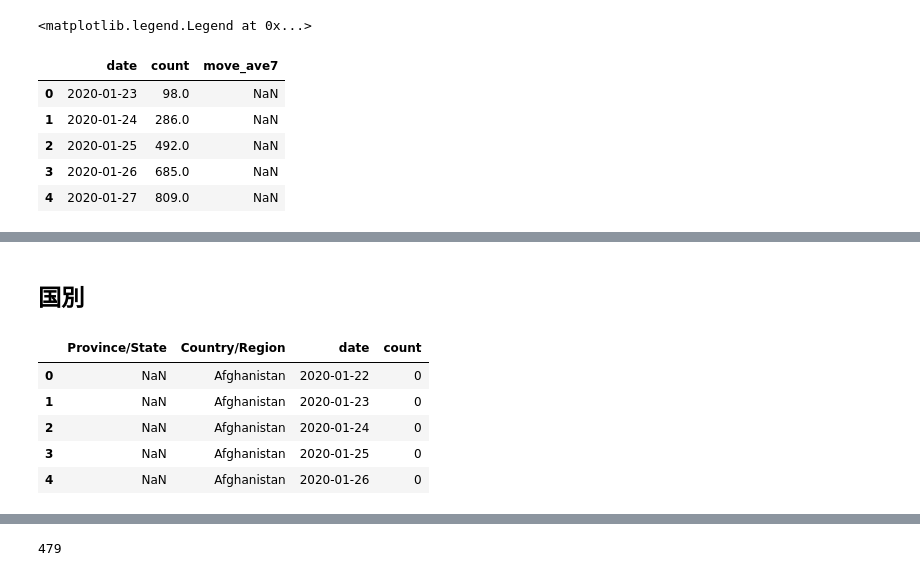
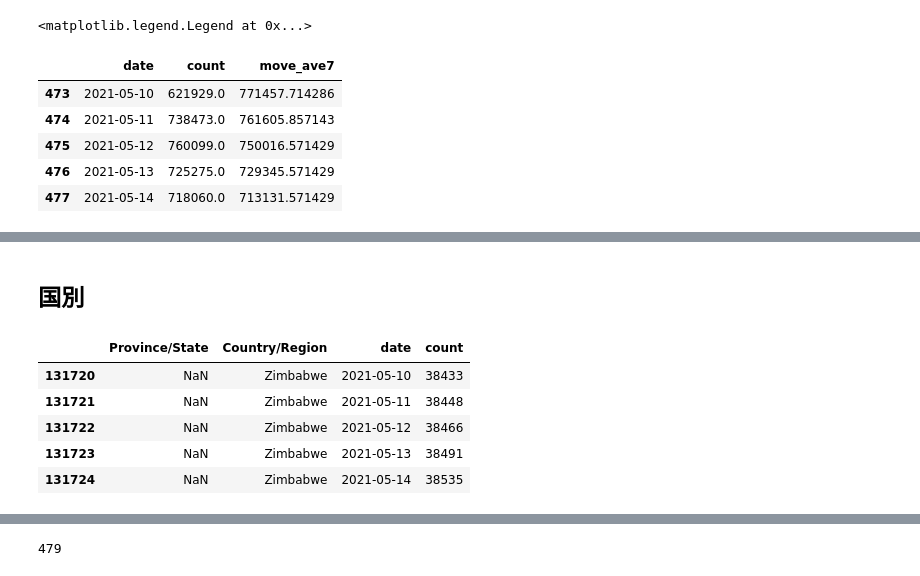
Before and after one commit to marzg510/data-analyze-covid-19, a Jupyter notebook: covid-19-global-daily.ipynb, the cells around one changed output, grey strips where cells are left out. Saved outputs shown, nothing was run; the diff lists cells and outputs as text; code cells hidden in the pictures.

```diff
--- a/covid-19-global-daily.ipynb
+++ b/covid-19-global-daily.ipynb
@@ -103,12 +103,12 @@ trans["count"] = trans["count1"] - global_df["count"].iloc[0:]
 del trans["count1"]
 trans["move_ave7"] = trans["count"].rolling(7).mean()
 # %%
-trans.head()
+trans.tail()
 # %% [output]
 |  | date | count | move_ave7 |
-| 0 | 2020-01-23 | 98.0 | NaN |
-| 1 | 2020-01-24 | 286.0 | NaN |
-| 2 | 2020-01-25 | 492.0 | NaN |
-| 3 | 2020-01-26 | 685.0 | NaN |
-| 4 | 2020-01-27 | 809.0 | NaN |
+| 473 | 2021-05-10 | 621929.0 | 771457.714286 |
+| 474 | 2021-05-11 | 738473.0 | 761605.857143 |
+| 475 | 2021-05-12 | 760099.0 | 750016.571429 |
+| 476 | 2021-05-13 | 725275.0 | 729345.571429 |
+| 477 | 2021-05-14 | 718060.0 | 713131.571429 |
 # %%
@@ -123,11 +123,11 @@ plt.legend()
 # %% [markdown]
 ## 国別
 # %%
-df.head()
+df.tail()
 # %% [output]
 |  | Province/State | Country/Region | date | count |
-| 0 | NaN | Afghanistan | 2020-01-22 | 0 |
-| 1 | NaN | Afghanistan | 2020-01-23 | 0 |
-| 2 | NaN | Afghanistan | 2020-01-24 | 0 |
-| 3 | NaN | Afghanistan | 2020-01-25 | 0 |
-| 4 | NaN | Afghanistan | 2020-01-26 | 0 |
+| 131720 | NaN | Zimbabwe | 2021-05-10 | 38433 |
+| 131721 | NaN | Zimbabwe | 2021-05-11 | 38448 |
+| 131722 | NaN | Zimbabwe | 2021-05-12 | 38466 |
+| 131723 | NaN | Zimbabwe | 2021-05-13 | 38491 |
+| 131724 | NaN | Zimbabwe | 2021-05-14 | 38535 |
```
Also changed, not shown: parts of 18 cells of this notebook, 13 other files.
